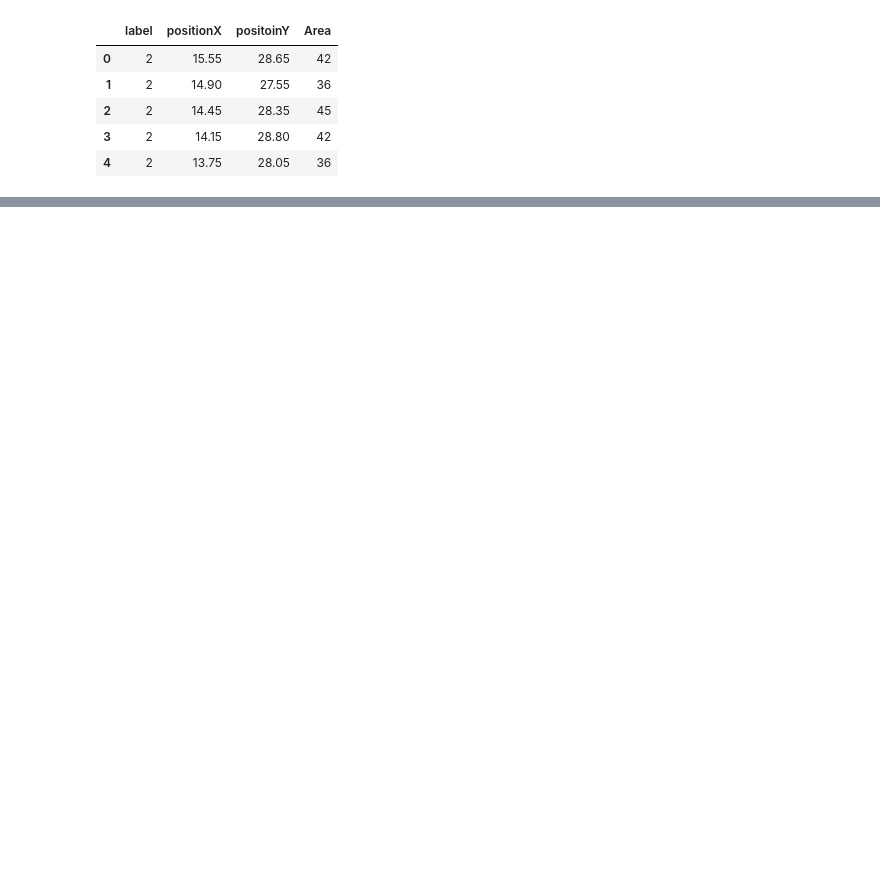
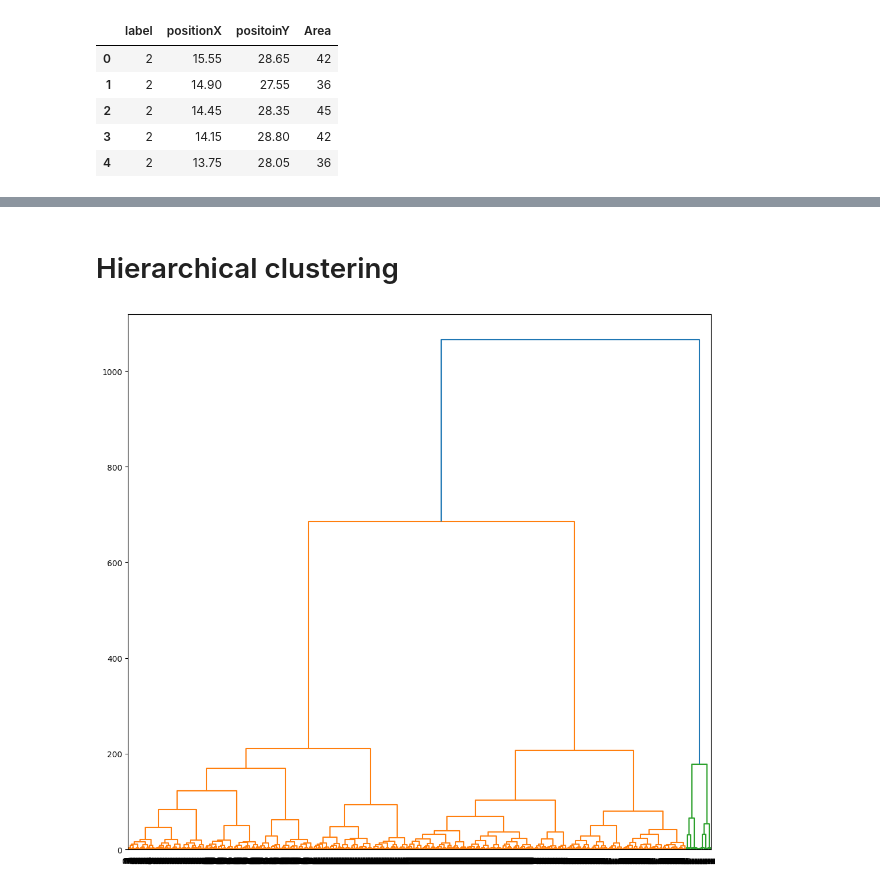
Before and after one commit to vipin-jangra/machine_leaning, a Jupyter notebook: pos_area_kMeans.ipynb, the cells around one changed output, grey strips where cells are left out. Drawn from its saved outputs; the diff is of its cells as text; code cells hidden in the pictures; blank space fills up the shorter version.

```diff
--- a/pos_area_kMeans.ipynb
+++ b/pos_area_kMeans.ipynb
@@ -53,0 +54,20 @@ plt.scatter(kmeans.cluster_centers_[:,0], kmeans.cluster_centers_[:,1], s=788,c=
+# %% [markdown]
+# Hierarchical clustering
+# %%
+from scipy.cluster.hierarchy import linkage, fcluster
+
+Z2 = linkage(dataset, method='ward', metric='euclidean')
+# %%
+from scipy.cluster.hierarchy import dendrogram, linkage
+
+plt.figure(figsize=(13, 12))
+dendrogram(
+    Z2,
+    orientation='top',
+    distance_sort='descending',
+    show_leaf_counts=False,
+    leaf_font_size=16
+)
+plt.show()
+# %% [output]
+[figure, added]
```
Also changed, not shown: parts of 7 cells of this notebook.
